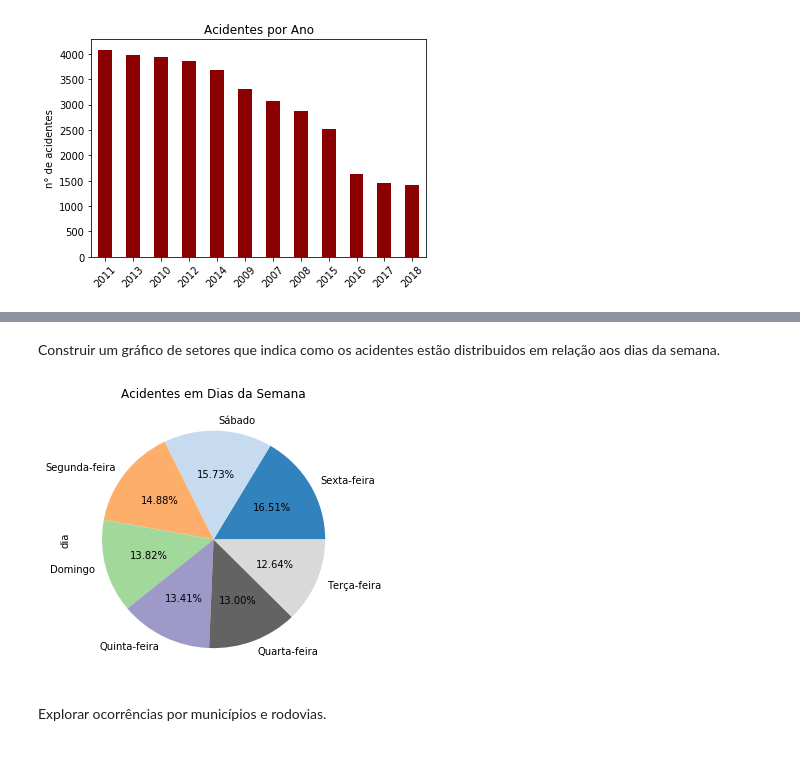
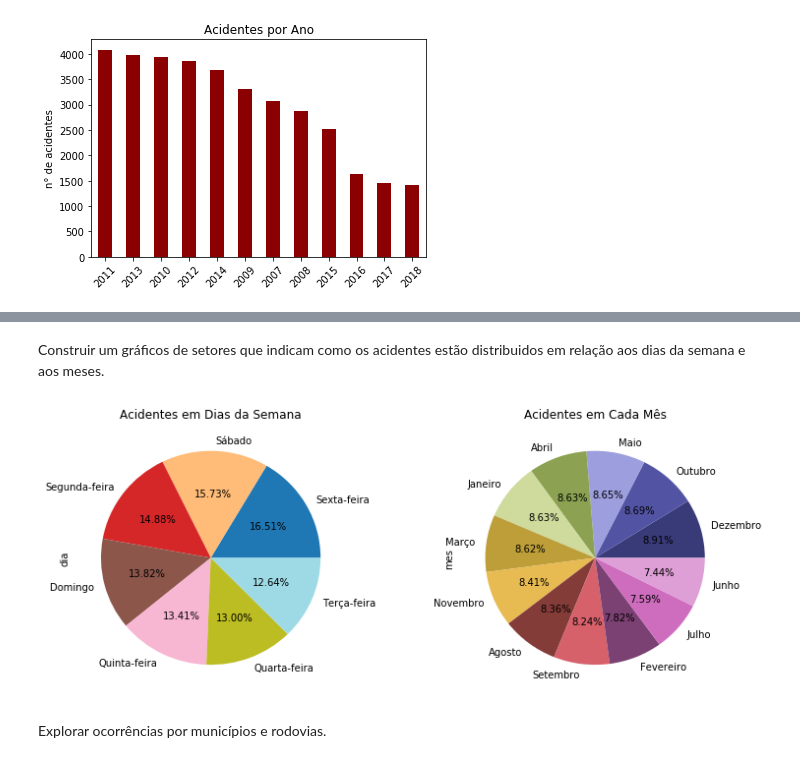
Before and after one commit to daniel-santos-7/tcc-bct, a Jupyter notebook: datatran.ipynb, the cells around one changed output, grey strips where cells are left out. Cells and saved outputs as stored; diff of their text form; code cells hidden in the pictures.

```diff
--- a/datatran.ipynb
+++ b/datatran.ipynb
@@ -441,10 +433,18 @@ acidentes_ano_mes.plot(kind='bar',subplots=True,sharey=True,layout=(4,3), figsiz
 # %% [markdown]
-Construir um gráfico de setores que indica como os acidentes estão distribuidos em relação aos dias da semana.
+Construir um gráficos de setores que indicam como os acidentes estão distribuidos em relação aos dias da semana e aos meses.
-# %%
-# plotagem do gráfico pizza
-datatran_rn['dia'].value_counts().plot(kind='pie',figsize=(5,5),title='Acidentes em Dias da Semana',autopct='%.2f%%',colormap='tab20c');
-# %% [output]
-[figure, removed]
+# %%
+# construir figura
+fig, axes = plt.subplots(nrows=1, ncols=2,figsize=(12,5))
+
+# plotagem do gráfico pizza para dias
+datatran_rn['dia'].value_counts().plot(kind='pie',title='Acidentes em Dias da Semana',autopct='%.2f%%',colormap='tab20',ax=axes[0]);
+
+# plotagem do gráfico pizza para meses
+datatran_rn['mes'].value_counts().plot(kind='pie',title='Acidentes em Cada Mês',autopct='%.2f%%',colormap='tab20b',ax=axes[1]);
+
+fig.subplots_adjust(wspace=0.4)
+# %% [output]
+[figure, added]
 # %% [markdown]
 Explorar ocorrências por municípios e rodovias.
 # %%
```
Also changed, not shown: parts of 22 cells of this notebook.
